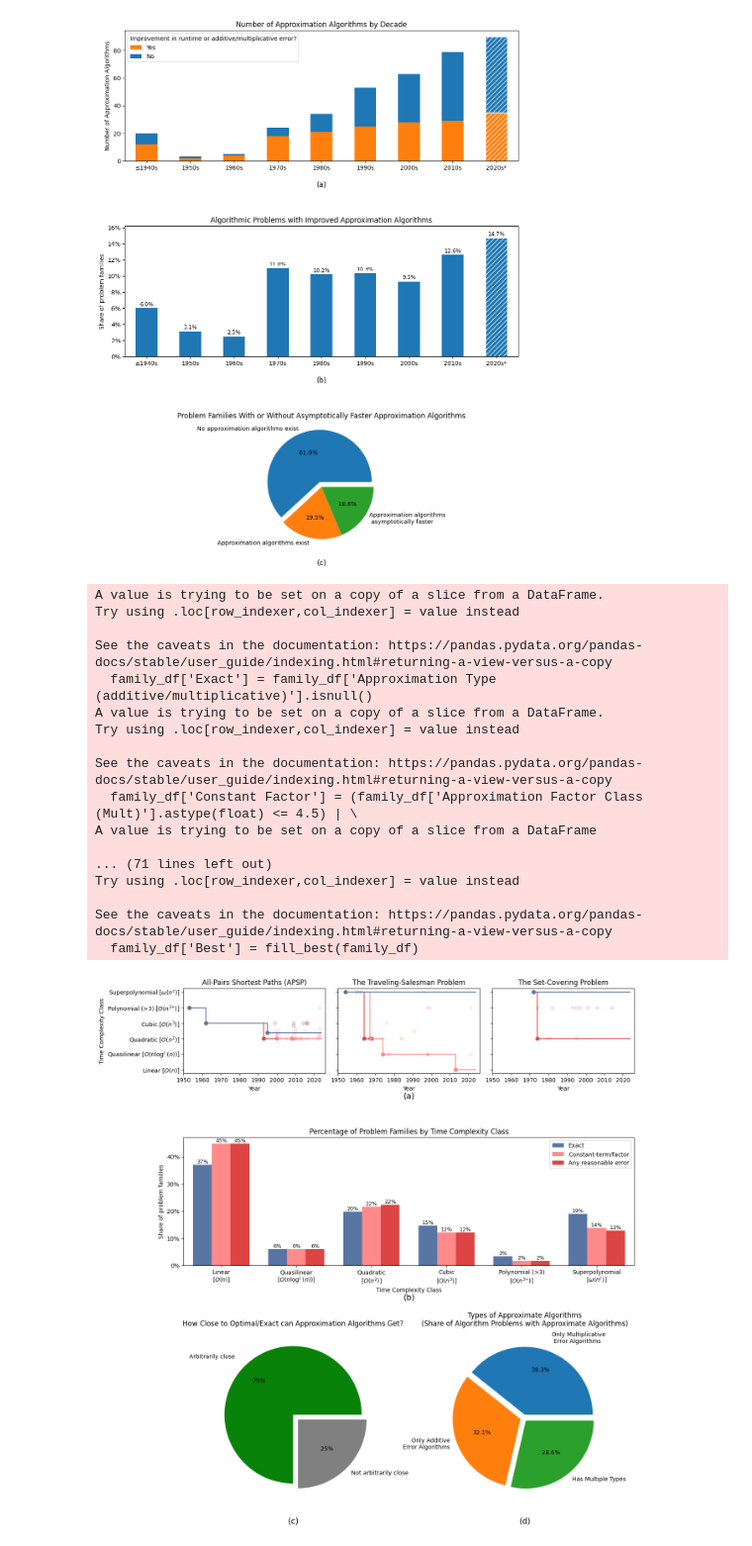
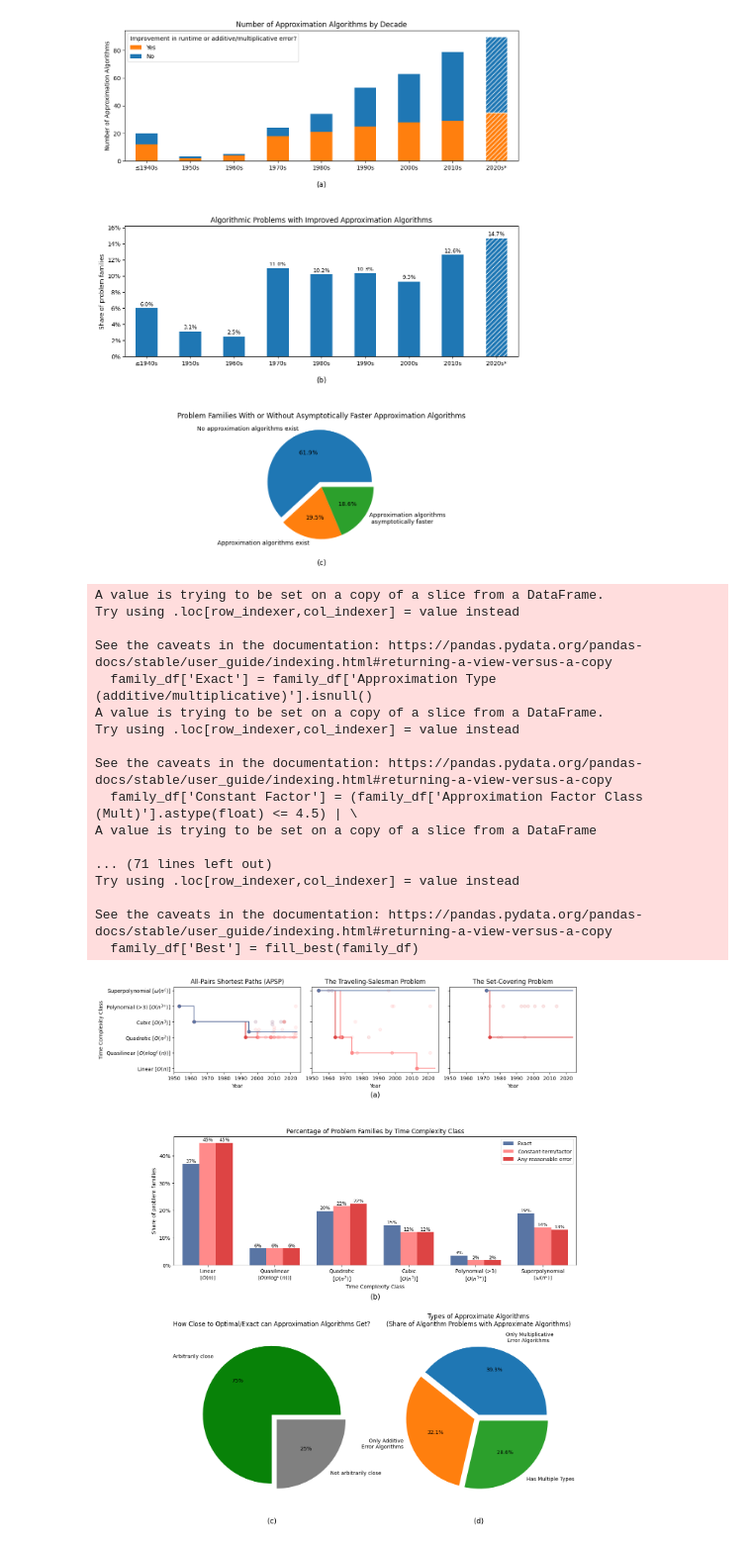
Before and after one commit to andrewlucasgs/approximation-algorithms, a Jupyter notebook: generate_figures.ipynb, the cells around one changed output. Shown at 99% size. Cells and saved outputs as stored; diff of their text form; code cells hidden in the pictures.

Commit message:
Update figures

```diff
--- a/generate_figures.ipynb
+++ b/generate_figures.ipynb
@@ -107,7 +107,7 @@ def fill_best(df, column="Time Complexity Class"):
     return best
 
 # Create the GridSpec layout: 2 columns, 3 rows
-fig = plt.figure(figsize=(14, 16))
+fig = plt.figure(figsize=(14, 18))
 gs = GridSpec(3, 6, figure=fig, height_ratios=[1,1.5,2])
 
 # First row: Create individual subplots for each family (spanning 2 columns per family)
@@ -297,35 +297,35 @@ for text in texts:
         split_text = text.get_text().split(' ')
         split_text[1] += '\n'
 
         text.set_text(' '.join(split_text))
 # Add a title to the fourth pie chart
 ax4.set_title('Types of Approximate Algorithms\n(Share of Algorithm Problems with Approximate Algorithms)', color='black', fontsize=12, ha='center')
 # Adjust the overall layout to prevent overlapping
 # plt.tight_layout()
 plt.subplots_adjust(hspace=0.5)  # Increase the space between the plots (you can adjust the value)
 
 # Save and display the combined plot
-plt.savefig('figures/combined_plots_with_pie_chart.png', bbox_inches='tight')
+plt.savefig('figures/figure 2.png', bbox_inches='tight')
 plt.show()
 # %% [output]
 A value is trying to be set on a copy of a slice from a DataFrame.
 Try using .loc[row_indexer,col_indexer] = value instead
 
 See the caveats in the documentation: https://pandas.pydata.org/pandas-docs/stable/user_guide/indexing.html#returning-a-view-versus-a-copy
   family_df['Exact'] = family_df['Approximation Type (additive/multiplicative)'].isnull()
 A value is trying to be set on a copy of a slice from a DataFrame.
 Try using .loc[row_indexer,col_indexer] = value instead
 
 See the caveats in the documentation: https://pandas.pydata.org/pandas-docs/stable/user_guide/indexing.html#returning-a-view-versus-a-copy
   family_df['Constant Factor'] = (family_df['Approximation Factor Class (Mult)'].astype(float) <= 4.5) | \
 A value is trying to be set on a copy of a slice from a DataFrame
 
 ... (71 lines left out)
 Try using .loc[row_indexer,col_indexer] = value instead
 
 See the caveats in the documentation: https://pandas.pydata.org/pandas-docs/stable/user_guide/indexing.html#returning-a-view-versus-a-copy
   family_df['Best'] = fill_best(family_df)
-[figure, old version]
+[figure, new version]
 # %%
 from mpl_toolkits.axes_grid1.inset_locator import inset_axes, mark_inset
 
```
Also changed, not shown: parts of 2 cells of this notebook, 1 other file.
